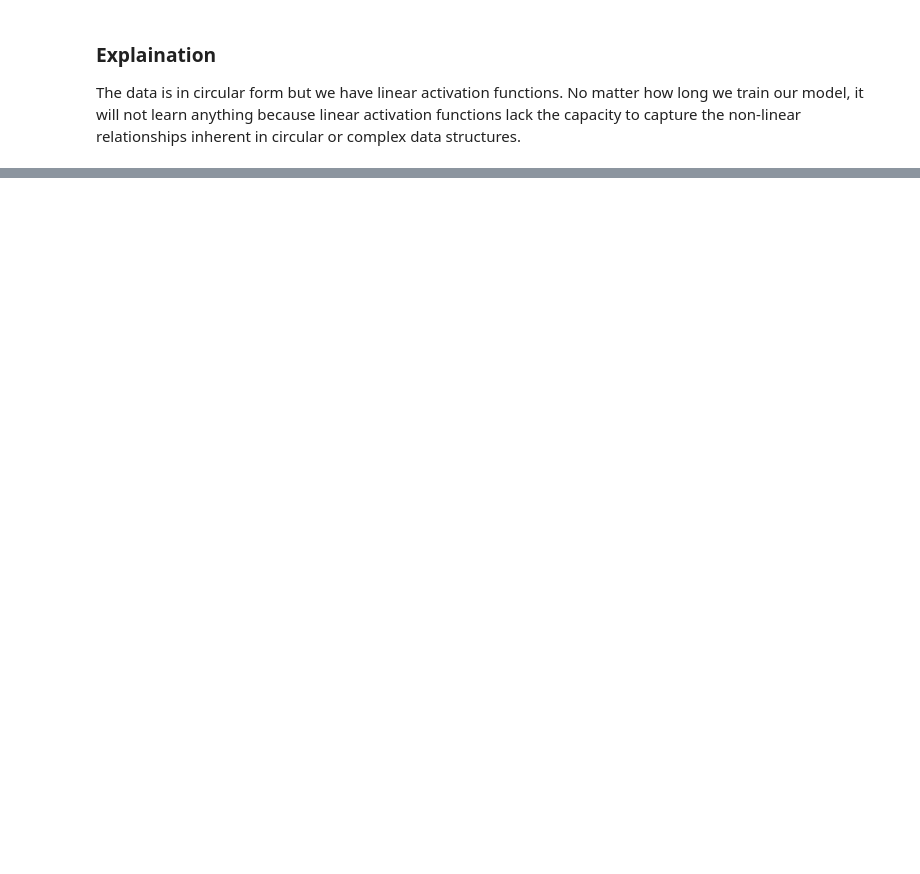
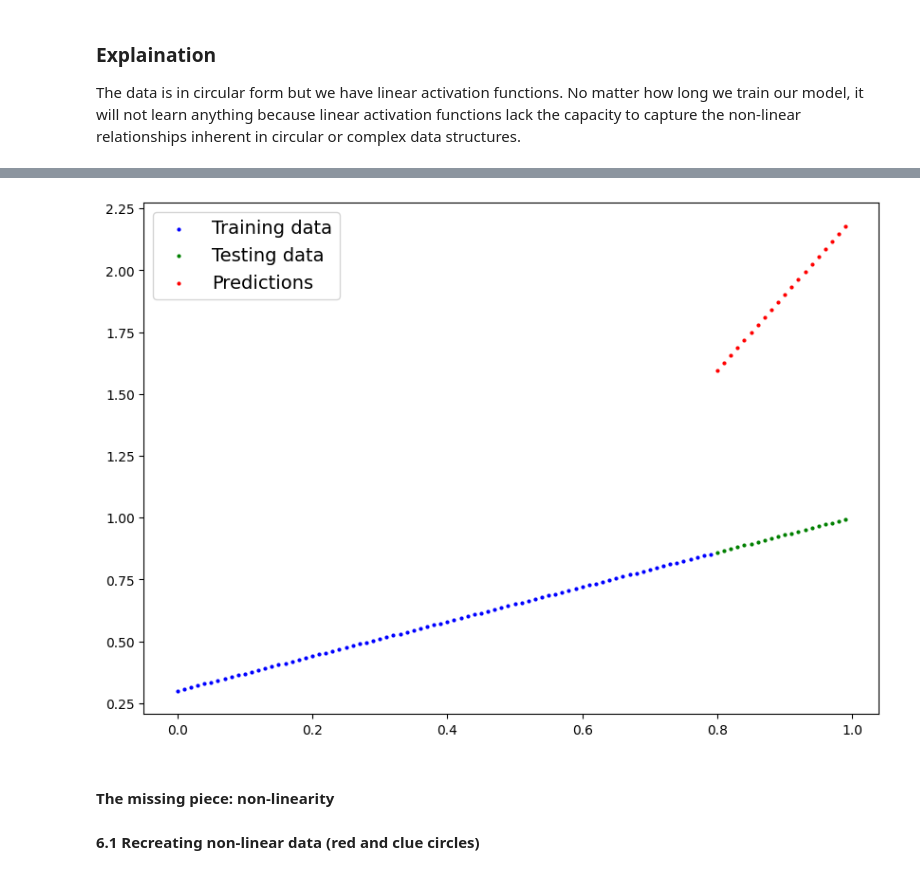
Before and after one commit to m-talbi/deep-learning, a Jupyter notebook: le_7.ipynb, the cells around one changed output, grey strips where cells are left out. Saved outputs shown, nothing was run; the diff lists cells and outputs as text; code cells hidden in the pictures; blank space fills up the shorter version.

```diff
--- a/le_7.ipynb
+++ b/le_7.ipynb
@@ -466,0 +639,36 @@ The following are options that deal directly with the model rather than the data
+# %%
+loss = nn.L1Loss() # same as MAE
+optimizer = torch.optim.SGD(model_2.parameters(), lr=0.01)
+
+epochs = 10000
+
+for epoch in range(epochs):
+    model_2.train()
+
+    # 1. Forward pass
+    y_pred = model_2(X_train)
+
+    # 2. Calculate loss
+    loss = loss_fn(y_pred, y_train)
+
+    # 3. Optimizer zero grad
+    optimizer.zero_grad()
+
+    # 4. Loss backward
+    loss.backward()
+
+    # 5. Optimizer step
+    optimizer.step()
+
+    ### Testing
+    model_2.eval()
+    with torch.inference_mode():
+        # 1. Forward pass
+        test_pred = model_2(X_test)
+
+        # 2. Caculate loss
+        test_loss = loss_fn(test_pred, y_test)
+
+    # Print out what's happening
+    if epoch % 1000 == 0:
+        print(f"Epoch: {epoch} | Loss: {loss:.5f} | Test loss: {test_loss:.5f}")
@@ -466,0 +686,12 @@ The following are options that deal directly with the model rather than the data
+# %%
+model_2.eval()
+
+with torch.inference_mode():
+    y_preds = model_2(X_test)
+    plot_predictions(X_train, y_train, X_test, y_test, predictions=y_preds)
+# %% [output]
+[figure, added]
+# %% [markdown]
+#### The missing piece: non-linearity
+
+#### 6.1 Recreating non-linear data (red and clue circles)
```
Also changed, not shown: parts of 26 cells of this notebook, 2 other files.
